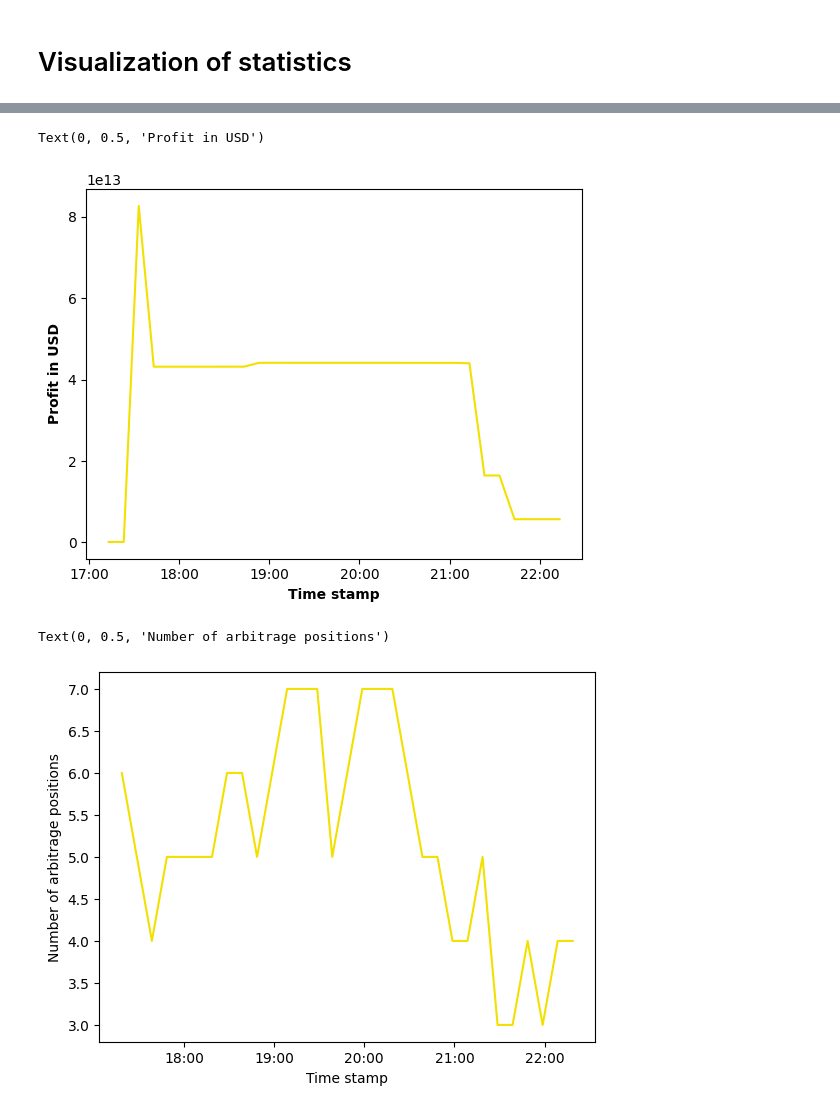
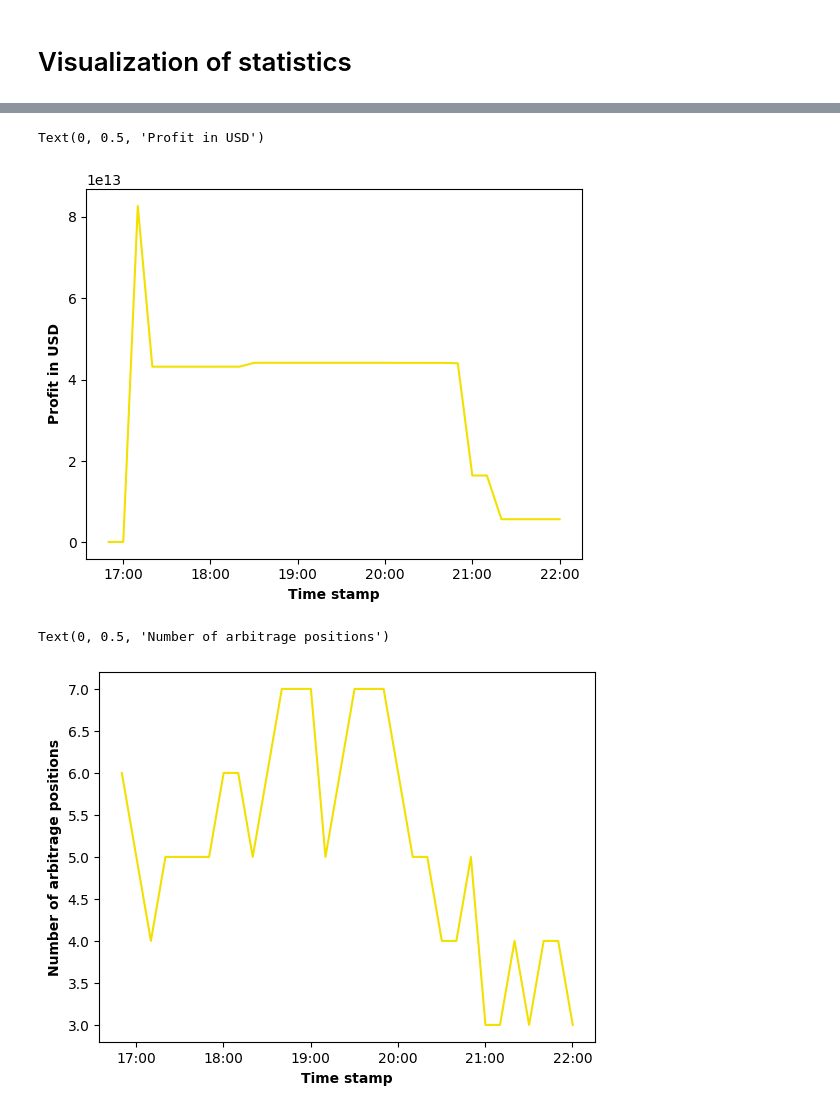
Before and after one commit to Matteus1904/Arbitrage-Scanner, a Jupyter notebook: notes.ipynb, the cells around one changed output, grey strips where cells are left out. Drawn from its saved outputs; the diff is of its cells as text; code cells hidden in the pictures.

Commit message:
fix visualization

```diff
--- a/notes.ipynb
+++ b/notes.ipynb
@@ -424,7 +424,7 @@ import matplotlib.pyplot as plt
 import datetime
 fig = plt.figure()
 ax = fig.add_subplot(111)
-x = [datetime.datetime.now() + datetime.timedelta(minutes=i*10) - datetime.timedelta(hours=5) for i in range(31)]
+x = [datetime.datetime.now() + datetime.timedelta(minutes=i*10) for i in range(32)]
 import matplotlib.dates as mdates
 myFmt = mdates.DateFormatter('%H:%M')
 ax.xaxis.set_major_formatter(myFmt)
@@ -434,20 +434,20 @@ plt.xlabel('Time stamp', fontweight='bold')
 plt.ylabel('Profit in USD', fontweight='bold')
 # %% [output]
 Text(0, 0.5, 'Profit in USD')
-[figure, old version]
+[figure, new version]
 # %%
 fig = plt.figure()
 ax = fig.add_subplot(111)
-x = [datetime.datetime.now() + datetime.timedelta(minutes=i*10) - datetime.timedelta(hours=5) for i in range(31)]
+x = [datetime.datetime.now() + datetime.timedelta(minutes=i*10) for i in range(32)]
 import matplotlib.dates as mdates
 myFmt = mdates.DateFormatter('%H:%M')
 ax.xaxis.set_major_formatter(myFmt)
 plt.plot(x, stats.Number_of_arbitrage_poistions, '#F2E100')
-plt.xlabel('Time stamp')
-plt.ylabel('Number of arbitrage positions')
+plt.xlabel('Time stamp', fontweight='bold')
+plt.ylabel('Number of arbitrage positions', fontweight='bold')
 # %% [output]
 Text(0, 0.5, 'Number of arbitrage positions')
-[figure, old version]
+[figure, new version]
 # %%
 fig = plt.figure()
 ax = fig.add_subplot(111)
```
Also changed, not shown: parts of 2 cells of this notebook.
